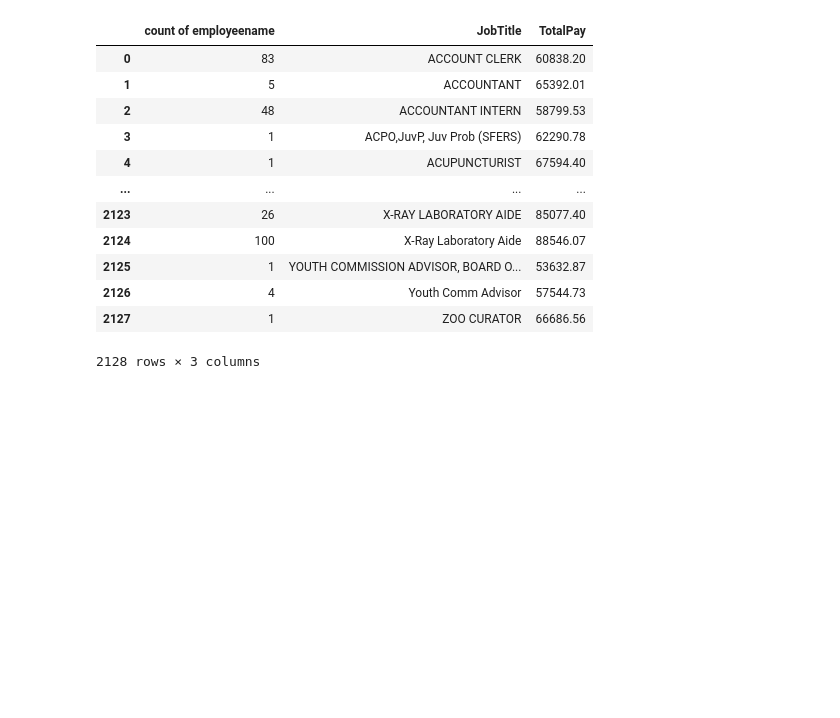
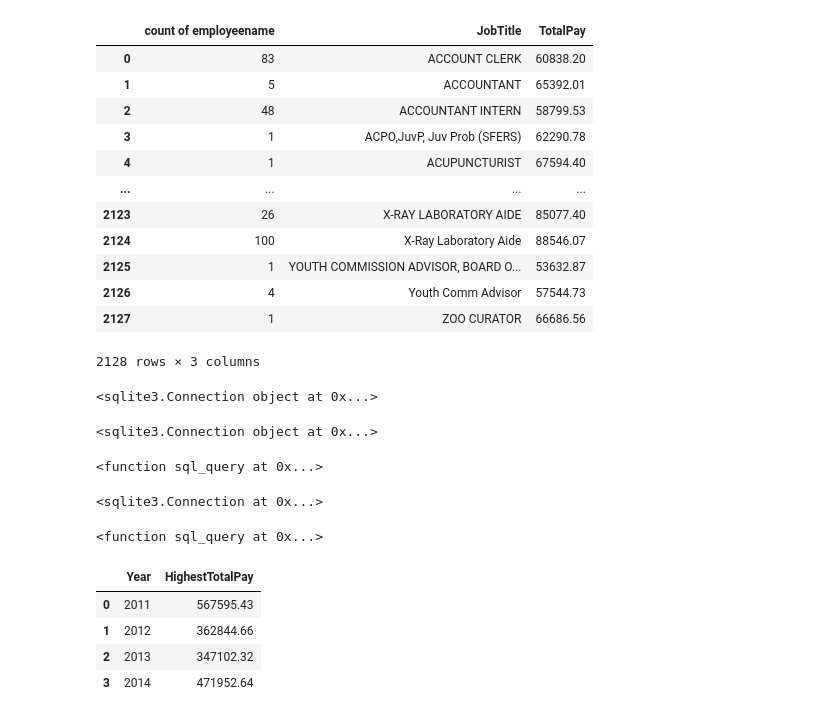
Before and after one commit to sheheryarhilal1/Jawan-Pakistan-23, a Jupyter notebook: Session 23.ipynb, the cells around one changed output. Cells and saved outputs as stored; diff of their text form; code cells hidden in the pictures; blank space fills up the shorter version.

```diff
--- a/Session 23.ipynb
+++ b/Session 23.ipynb
@@ -1066,0 +1039,37 @@ a
+# %%
+print(conn)
+# %% [output]
+<sqlite3.Connection object at 0x...>
+# %%
+print(conn)
+# %% [output]
+<sqlite3.Connection object at 0x...>
+# %%
+print(sql_query)
+# %% [output]
+<function sql_query at 0x...>
+# %%
+conn = sql.connect('database.sqlite')
+conn
+# %% [output]
+<sqlite3.Connection at 0x...>
+# %%
+print(sql_query)
+# %% [output]
+<function sql_query at 0x...>
+# %%
+q = '''
+SELECT Year,
+       MAX(TotalPay) AS HighestTotalPay
+FROM Salaries
+GROUP BY Year
+ORDER BY Year
+'''
+
+sql_query(q)
+# %% [output]
+|  | Year | HighestTotalPay |
+| 0 | 2011 | 567595.43 |
+| 1 | 2012 | 362844.66 |
+| 2 | 2013 | 347102.32 |
+| 3 | 2014 | 471952.64 |
```
Also changed, not shown: parts of 2 cells of this notebook.
